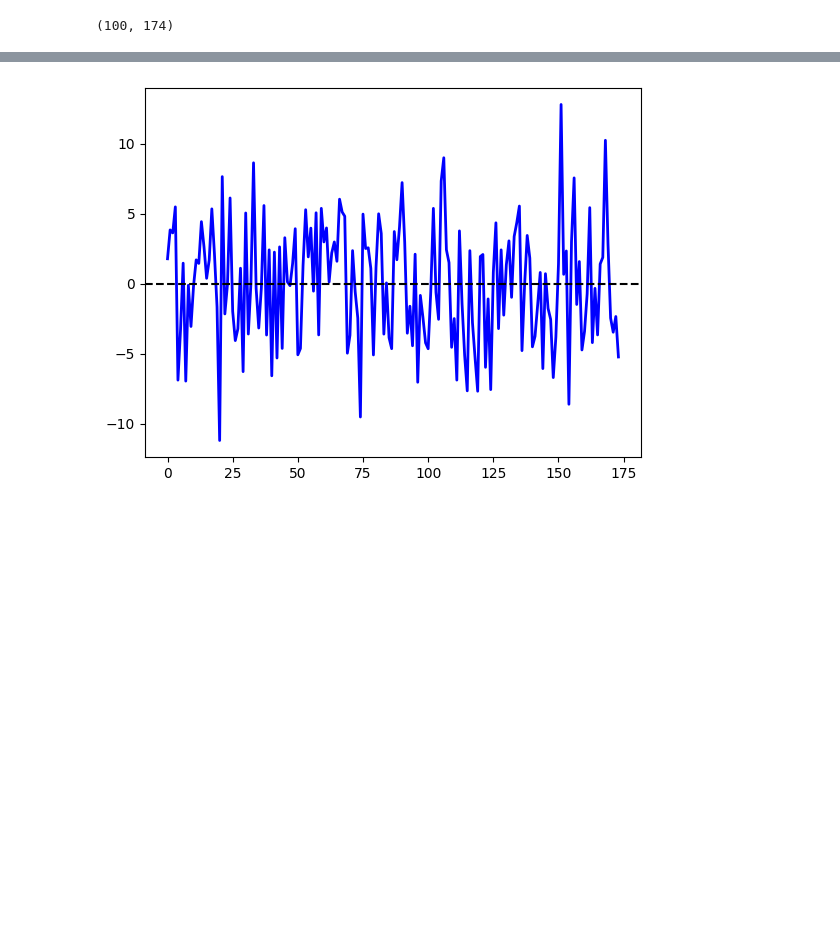
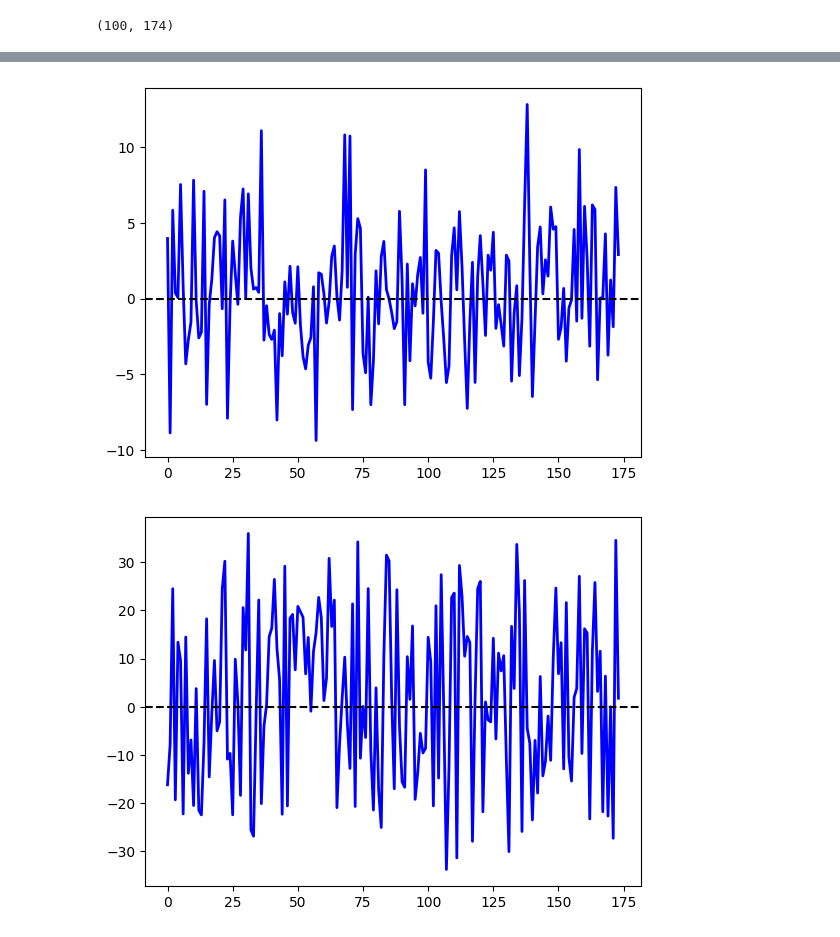
Before and after one commit to Rachel-0420/Toy-Model-for-Field-Level, a Jupyter notebook: SPT-3G_simulation.ipynb, the cells around one changed output, grey strips where cells are left out. Saved outputs shown, nothing was run; the diff lists cells and outputs as text; code cells hidden in the pictures; blank space fills up the shorter version.

```diff
--- a/SPT-3G_simulation.ipynb
+++ b/SPT-3G_simulation.ipynb
@@ -122,8 +124,9 @@ plt.plot(P_encoded)
 [<matplotlib.lines.Line2D at 0x...>]
 [figure]
 # %%
-input = signal[P_encoded]
-print(np.shape(input))
+input_1 = signal_1[P_encoded]
+input_2 = signal_2[P_encoded]
+print(np.shape(input_1))
 # %% [output]
 (945,)
 # %%
@@ -187,5 +231,6 @@ mcmc.run(rng_key)
 # %%
-trace = az.from_numpyro(mcmc)
+trace_1 = az.from_numpyro(mcmc_1)
+trace_2 = az.from_numpyro(mcmc_2)
 # %% [output]
 (945,)
 (945,)
@@ -226,0 +274,26 @@ plt.show()
+# %%
+s_samples_2 = trace_2.posterior['s'].squeeze().values  # shape: (100, 25)
+s_mean_2 = np.mean(s_samples_2, axis=0)                  # shape: (25,)
+s_std_2 = np.std(s_samples_2, axis=0)                    # shape: (25,)
+
+x = np.arange(len(s_mean_2))
+
+plt.errorbar(x, s_mean_2, yerr=s_std_2, fmt='o', ecolor='gray', capsize=7,
+             label='Mean ± 1 std dev')
+plt.plot(signal_2, color='red', lw=1, label='True signal')
+plt.legend()
+plt.xlabel('Index')
+plt.ylabel('Sample value')
+plt.title('Posterior Mean with Error Bars')
+plt.show()
+
+plt.errorbar(x[0:3], s_mean_2[0:3], yerr=s_std_2[0:3], fmt='o', ecolor='gray', capsize=7,
+             label='Mean ± 1 std dev')
+plt.show()
+
+for i in range(100):
+    plt.plot(trace_2.posterior['s'].squeeze()[i,:], color='gray', alpha=0.5, lw=1.0)
+    # plt.plot(trace.posterior['s'].squeeze()[i,:]-signal, color='blue', alpha=0.5, lw=1.0)
+plt.plot(signal_2, color='red', lw=0.5)
+plt.legend()
+plt.show()
@@ -227,6 +304,11 @@ plt.show()
 # %%
-plt.plot(s_mean - signal, color='blue', lw=2.0)
+plt.plot(s_mean_1 - signal_1, color='blue', lw=2.0)
 plt.axhline(0, color='black', linestyle='--')
 plt.show()
+
+plt.plot(s_mean_2 - signal_2, color='blue', lw=2.0)
+plt.axhline(0, color='black', linestyle='--')
+plt.show()
 # %% [output]
-[figure, old version]
+[figure, new version]
+[figure, added]
```
Also changed, not shown: parts of 12 cells of this notebook.
